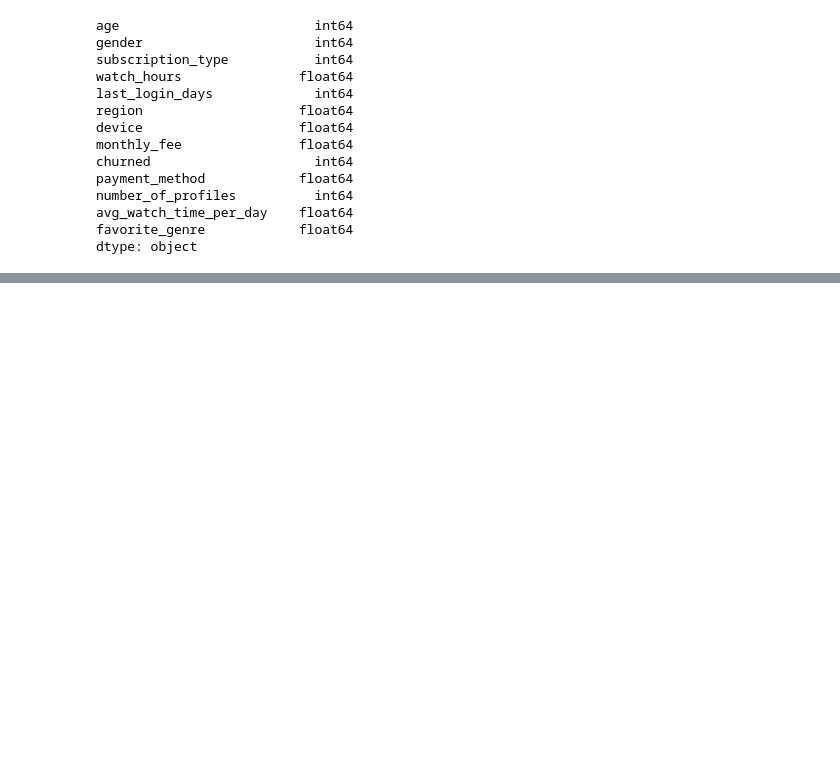
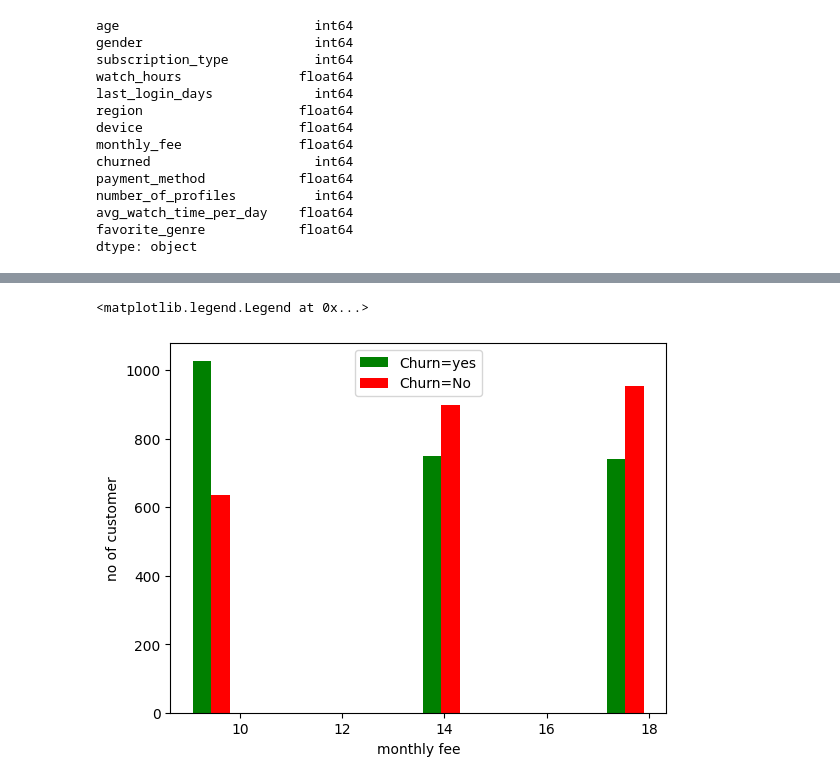
Before and after one commit to Vivekadile/Deep-learning-journey, a Jupyter notebook: notebooks/ANN/Netflix_customer_churn.ipynb, the cells around one changed output, grey strips where cells are left out. Drawn from its saved outputs; the diff is of its cells as text; code cells hidden in the pictures; blank space fills up the shorter version.

```diff
--- a/notebooks/ANN/Netflix_customer_churn.ipynb
+++ b/notebooks/ANN/Netflix_customer_churn.ipynb
@@ -237,0 +310,11 @@ df[:10]
+# %%
+monthly_fee_no=df[df.churned==0].monthly_fee
+monthly_fee_yes=df[df.churned==1].monthly_fee
+# %%
+plt.xlabel("monthly fee")
+plt.ylabel("no of customer")
+plt.hist([monthly_fee_yes,monthly_fee_no],color=['green','red'],label=['Churn=yes','Churn=No'])
+plt.legend()
+# %% [output]
+<matplotlib.legend.Legend at 0x...>
+[figure, added]
```
Also changed, not shown: parts of 38 cells of this notebook.
